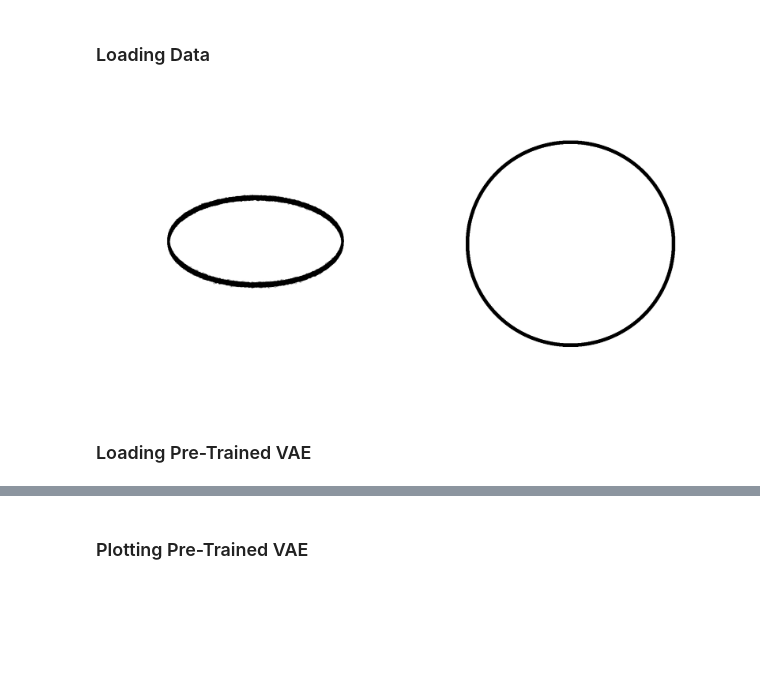
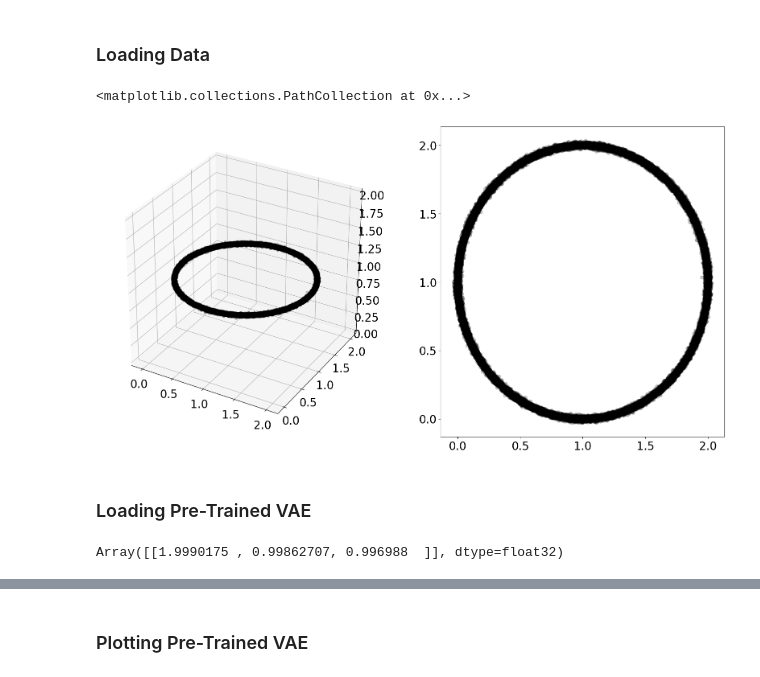
Before and after one commit to FrederikMR/score_diffusion_mean, a Jupyter notebook: vaebm.ipynb, the cells around one changed output, grey strips where cells are left out. Drawn from its saved outputs; the diff is of its cells as text; code cells hidden in the pictures; blank space fills up the shorter version.

```diff
--- a/vaebm.ipynb
+++ b/vaebm.ipynb
@@ -41,22 +44,19 @@ data = jnp.load('data/vae/Circle3D.npy')
 # %%
 fig = plt.figure(figsize=(20,10))
 
 ax = fig.add_subplot(121, projection='3d')
 ax.scatter(data[:,0], data[:,1], data[:,2], alpha=.2, color='black')
+ax.set_zlim([0.0,2.0])
 ax.set_box_aspect([1,1,1])
-ax.set_xlim([-1.0,1.0])
-ax.set_ylim([-1.0,1.0])
-ax.set_zlim([-1.0,1.0])
-ax.set_axis_off()
+#ax.set_axis_off()
 
 ax = fig.add_subplot(122)
 ax.scatter(data[:,0], data[:,1], alpha=.2, color='black')
-ax.set_xlim([-1.5,1.5])
-ax.set_ylim([-1.5,1.5])
-ax.set_axis_off()
-fig.tight_layout()
+#ax.set_axis_off()
+#fig.tight_layout()
 # %% [output]
+<matplotlib.collections.PathCollection at 0x...>
-[figure, old version]
+[figure, new version]
 # %% [markdown]
 ### Loading Pre-Trained VAE
 # %%
@@ -115,3 +118,7 @@ vae_state = load_model(vae_save_path_pretrained)
+# %%
+mu_xz
+# %% [output]
+Array([[1.9990175 , 0.99862707, 0.996988  ]], dtype=float32)
 # %%
 z, mu_xz, sigma_xz, mu_zx, t_zx, mu_z, t_z = vae_apply_fn(vae_state.params, data, vae_state.rng_key, vae_state.state_val)
 # %%
```
Also changed, not shown: parts of 7 cells of this notebook, 8 other files.
